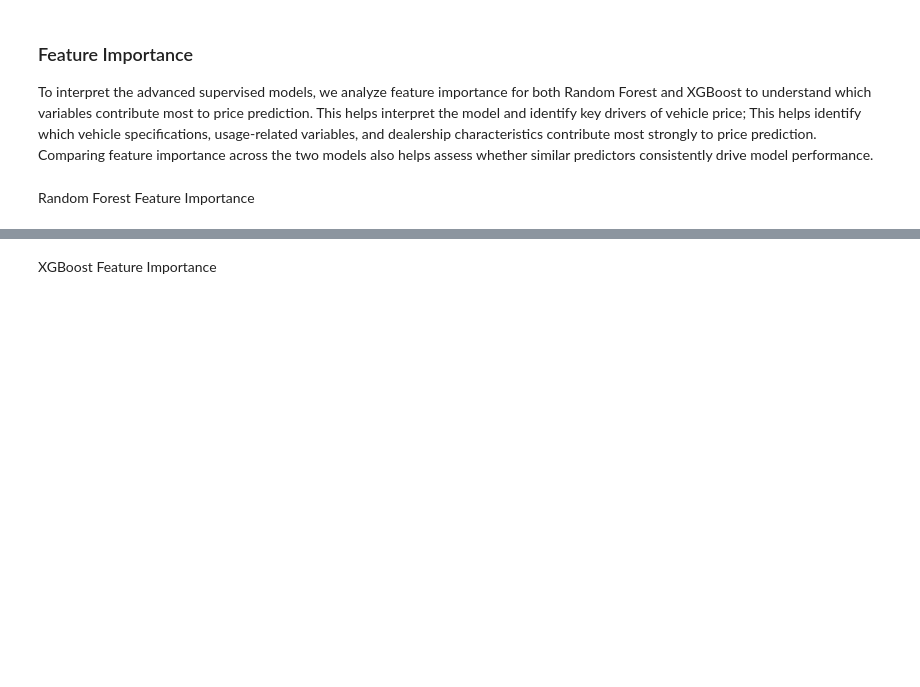
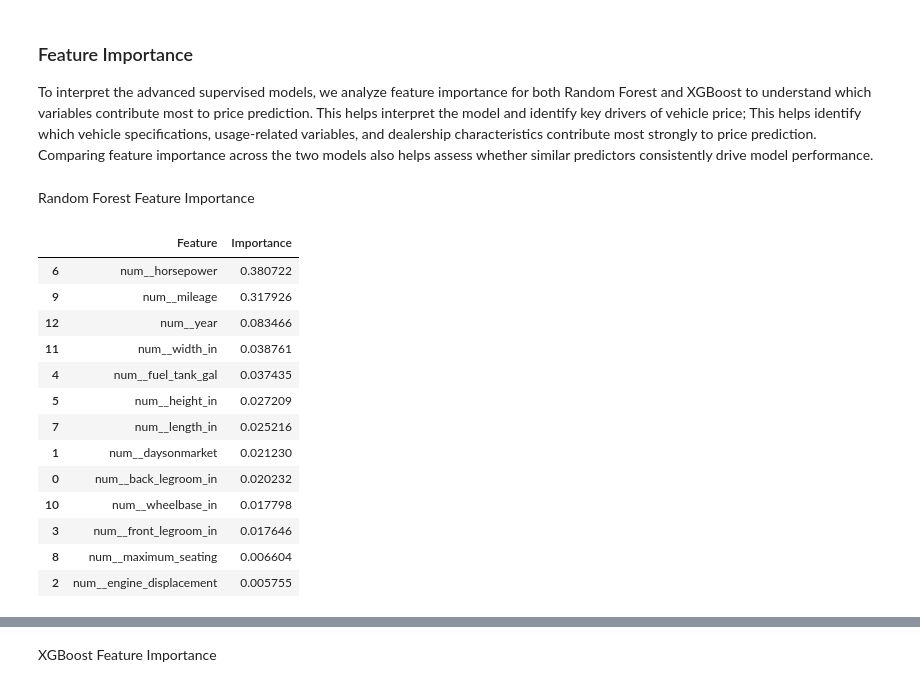
Before and after one commit to chalou123456/COMP333_Group_O, a Jupyter notebook: COMP333_PROJECT_GROUP_O.ipynb, the cells around one changed output, grey strips where cells are left out. Saved outputs shown, nothing was run; the diff lists cells and outputs as text; code cells hidden in the pictures; blank space fills up the shorter version.

```diff
--- a/COMP333_PROJECT_GROUP_O.ipynb
+++ b/COMP333_PROJECT_GROUP_O.ipynb
@@ -1517,19 +1524,31 @@ To interpret the advanced supervised models, we analyze feature importance for b
 # %% [markdown]
 Random Forest Feature Importance
 # %%
-import pandas as pd
-import matplotlib.pyplot as plt
+randomForest_model = randomForest_search.best_estimator_.named_steps["model"]
+randomForest_feature_names = randomForest_search.best_estimator_.named_steps["preprocessing"].get_feature_names_out()
 
-rf_model = randomForest_search.best_estimator_.named_steps["model"]
-rf_feature_names = randomForest_search.best_estimator_.named_steps["preprocessing"].get_feature_names_out()
-
-rf_importance_df = pd.DataFrame({
-    "Feature": rf_feature_names,
-    "Importance": rf_model.feature_importances_
+randomForest_importance_df = pd.DataFrame({
+    "Feature": randomForest_feature_names,
+    "Importance": randomForest_model.feature_importances_
 }).sort_values(by="Importance", ascending=False)
 
 # Show top 15
-rf_importance_df.head(15)
+randomForest_importance_df.head(15)
+# %% [output]
+|  | Feature | Importance |
+| 6 | num__horsepower | 0.380722 |
+| 9 | num__mileage | 0.317926 |
+| 12 | num__year | 0.083466 |
+| 11 | num__width_in | 0.038761 |
+| 4 | num__fuel_tank_gal | 0.037435 |
+| 5 | num__height_in | 0.027209 |
+| 7 | num__length_in | 0.025216 |
+| 1 | num__daysonmarket | 0.021230 |
+| 0 | num__back_legroom_in | 0.020232 |
+| 10 | num__wheelbase_in | 0.017798 |
+| 3 | num__front_legroom_in | 0.017646 |
+| 8 | num__maximum_seating | 0.006604 |
+| 2 | num__engine_displacement | 0.005755 |
 # %%
 plt.figure(figsize=(10, 6))
 plt.barh(
```
Also changed, not shown: parts of 8 cells of this notebook.
